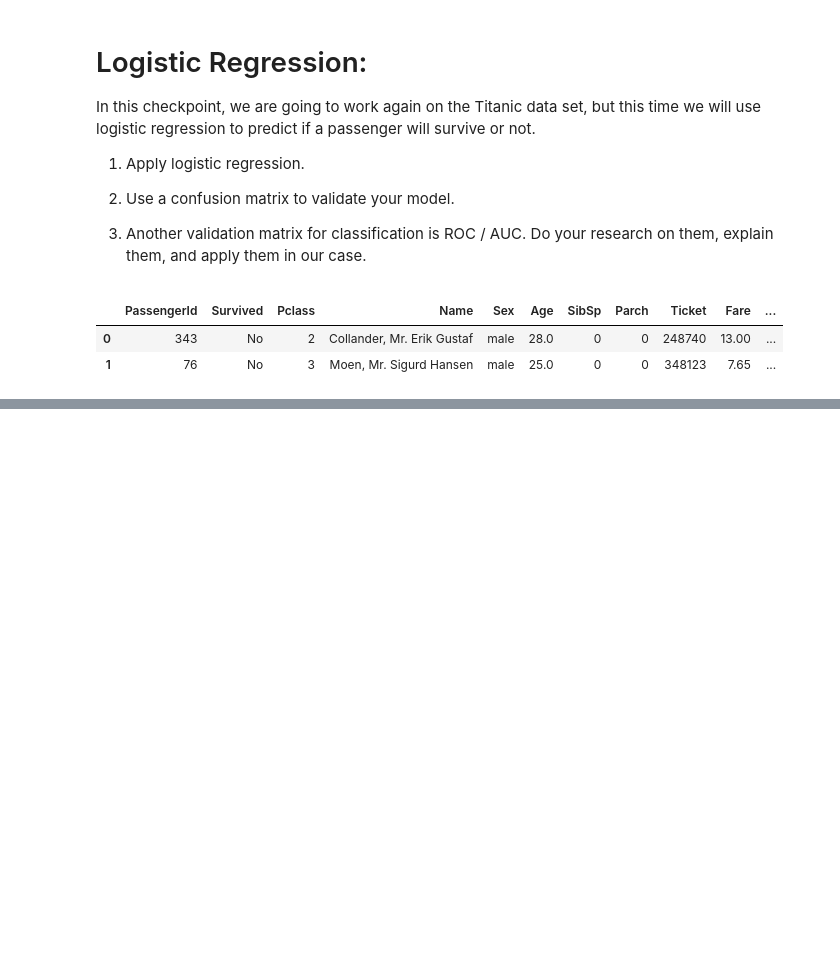
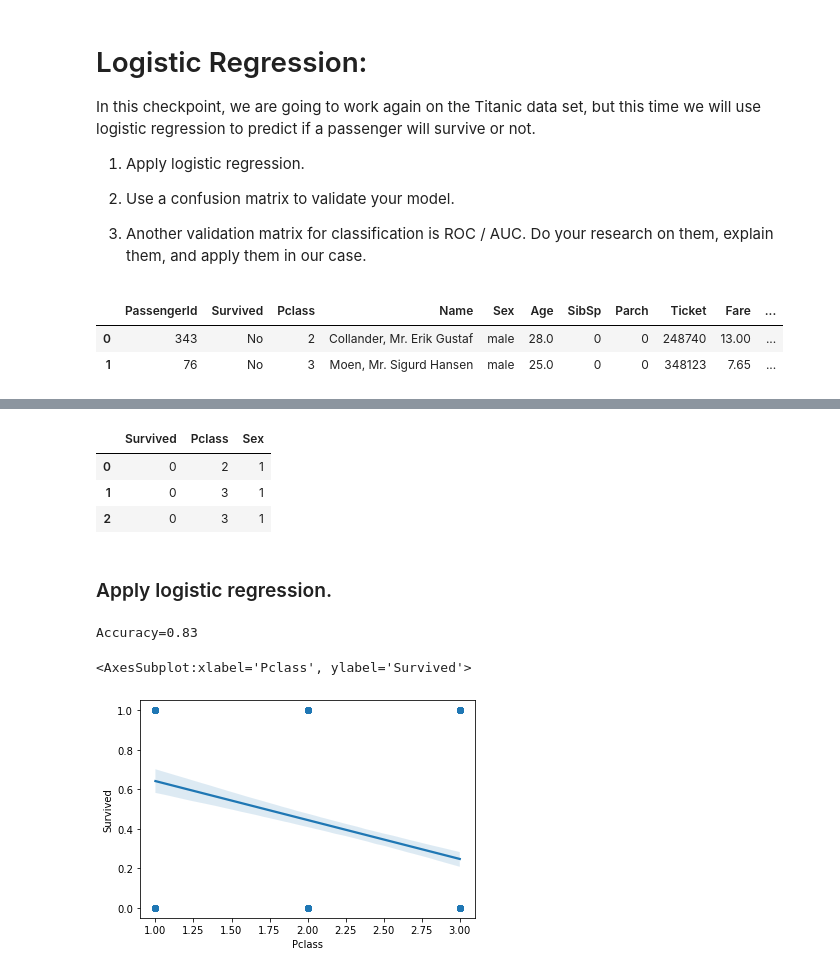
Before and after one commit to Abdou240/Python-Artificial_Intelligence, a Jupyter notebook: IA/IA_Checkpoint/Logistics regression.ipynb, the cells around one changed output, grey strips where cells are left out. Cells and saved outputs as stored; diff of their text form; code cells hidden in the pictures; blank space fills up the shorter version.

```diff
--- a/IA/IA_Checkpoint/Logistics regression.ipynb
+++ b/IA/IA_Checkpoint/Logistics regression.ipynb
@@ -19,0 +152,34 @@ data.head(2)
+# %%
+data = data.drop(["Embarked","Fare","Parch","SibSp","Age","Ticket"],axis = 1) # drop Fare Or Pclass
+data.head(3)
+# %% [output]
+|  | Survived | Pclass | Sex |
+| 0 | 0 | 2 | 1 |
+| 1 | 0 | 3 | 1 |
+| 2 | 0 | 3 | 1 |
+# %% [markdown]
+### Apply logistic regression.
+# %%
+#import relevant libraries
+from sklearn.model_selection import train_test_split
+from sklearn.linear_model import LogisticRegression
+from sklearn import metrics
+
+#features extraction
+x = data[['Pclass', 'Sex']]
+y = data['Survived']
+
+x_train,x_test,y_train,y_test = train_test_split(x,y,test_size=0.25,random_state=0)  #splitting data with test size of 25%
+
+logreg = LogisticRegression()   #build our logistic model
+logreg.fit(x_train, y_train)  #fitting training data
+y_pred  = logreg.predict(x_test)    #testing model’s performance
+print("Accuracy={:.2f}".format(logreg.score(x_test, y_test)))
+# %% [output]
+Accuracy=0.83
+# %%
+import seaborn as sns
+sns.regplot(x='Pclass',y='Survived',data=data)
+# %% [output]
+<AxesSubplot:xlabel='Pclass', ylabel='Survived'>
+[figure, added]
```
Also changed, not shown: parts of 24 cells of this notebook, 1 other file.
